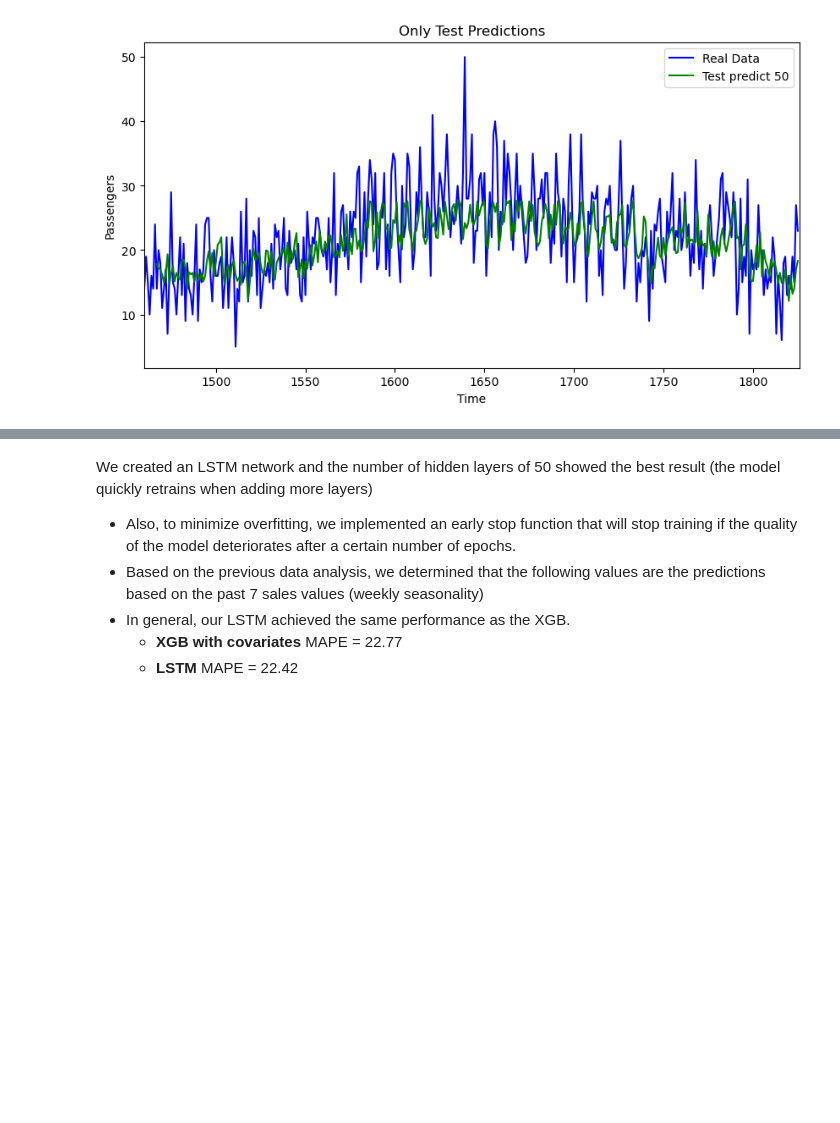
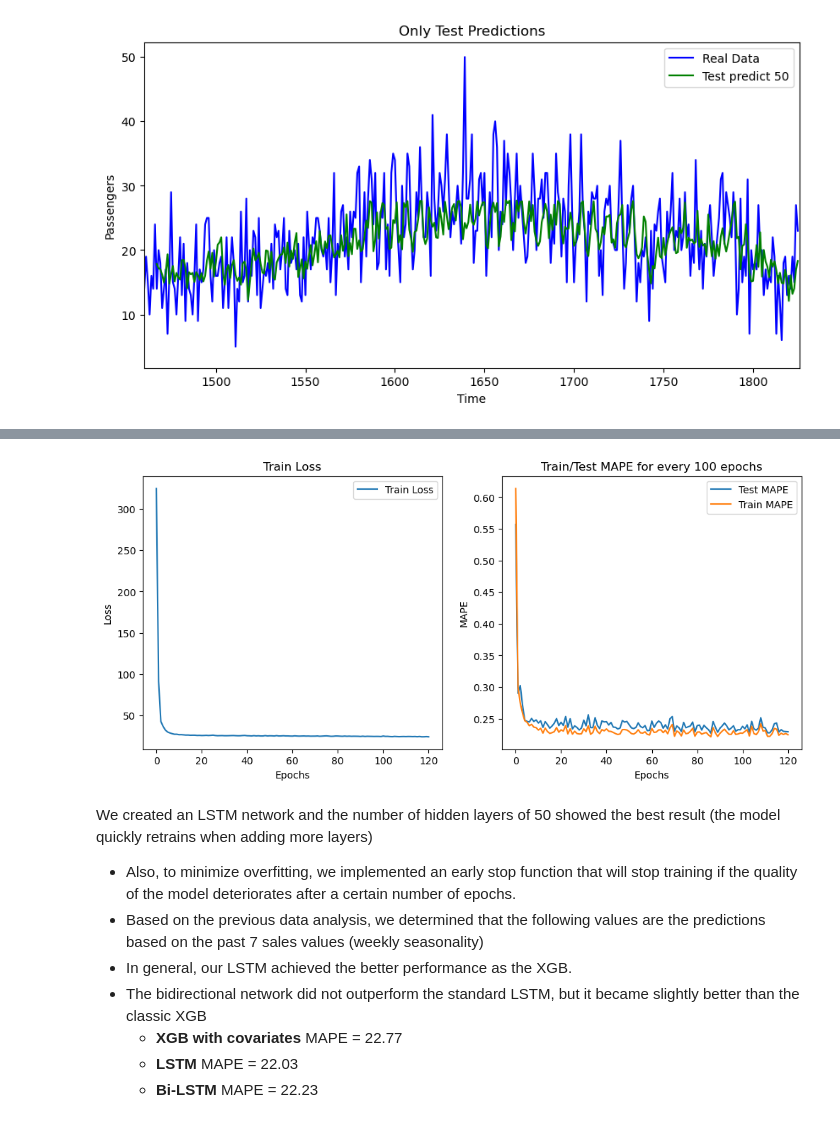
Before and after one commit to ExcellentDarkTea/Time-Series-Sale-Prediction, a Jupyter notebook: Time_Series_LSTM.ipynb, the cells around one changed output, grey strips where cells are left out. Cells and saved outputs as stored; diff of their text form; code cells hidden in the pictures; blank space fills up the shorter version.

Commit message:
lstm best + bi lstm

```diff
--- a/Time_Series_LSTM.ipynb
+++ b/Time_Series_LSTM.ipynb
@@ -130,6 +130,7 @@ def train_model(model, train_loader, test_loader, optimizer, mse, num_epochs, pa
         # Calculate average loss for the epoch
         total_train_loss.append(epoch_loss / len(train_loader))
 
+        # use evaluate mode to avoid updating the weights
         model.eval()
         with torch.no_grad():
             # Calculate MAPE for train and test sets
@@ -148,6 +149,9 @@ def train_model(model, train_loader, test_loader, optimizer, mse, num_epochs, pa
             if test_mape < best_mape:
                 best_mape = test_mape
                 patience_counter = 0
+
+                #save the best model
+                torch.save(model.state_dict(), 'best_model.pt')
             else:
                 patience_counter += 1
 
@@ -162,17 +166,21 @@ class AirModel (nn.Module):
     """
     A simple LSTM model for time series forecasting.
     """
-    def __init__ (self, hidden_size, num_layers):
+    def __init__ (self, hidden_size, num_layers, bidirectional=False):
         super(AirModel, self).__init__()
         self.hidden_size = hidden_size
         self.num_layers = num_layers
+        self.bidirectional = bidirectional
 
         self.lstm = nn.LSTM(input_size=1,
                             hidden_size = hidden_size,
                             num_layers = num_layers,
+                            bidirectional=bidirectional,
                             batch_first=True)
 
-        self.fc = nn.Linear(hidden_size, 1)
+        # Adjust the input size of the fully connected layer based on bidirectionality
+        fc_input_size = hidden_size * 2 if bidirectional else hidden_size
+        self.fc = nn.Linear(fc_input_size, 1)
 
     def forward(self, x):
         x = x.unsqueeze(-1)  # shape: [batch_size, seq_len, 1]
@@ -303,0 +314,14 @@ plt.show()
+# %%
+HIDDEN_SIZE = 50
+NUM_LAYERS = 1
+NUM_EPOCHS = 500
+
+model_bidirect = AirModel(hidden_size=HIDDEN_SIZE, num_layers=NUM_LAYERS, bidirectional=True)
+
+mse = nn.MSELoss()
+optimizer = optim.Adam(model_bidirect.parameters(), lr=0.001)
+
+print(model_bidirect)
+
+train_loss_bidirect, MAPE_train_bidirect, MAPE_test_bidirect = train_model(model_bidirect, train_loader, test_loader, optimizer, mse, num_epochs=NUM_EPOCHS, patience=5)
+# plot_loss(train_loss_bidirect, MAPE_train_bidirect, MAPE_test_bidirect)
@@ -304,7 +347,13 @@ plt.show()
+# %%
+plot_loss(train_loss_bidirect, MAPE_train_bidirect, MAPE_test_bidirect)
+# %% [output]
+[figure, added]
 # %% [markdown]
 We created an LSTM network and the number of hidden layers of 50 showed the best result (the model quickly retrains when adding more layers)
 - Also, to minimize overfitting, we implemented an early stop function that will stop training if the quality of the model deteriorates after a certain number of epochs.
 - Based on the previous data analysis, we determined that the following values are the predictions based on the past 7 sales values (weekly seasonality)
-- In general, our LSTM achieved the same performance as the XGB.
+- In general, our LSTM achieved the better performance as the XGB.
+- The bidirectional network did not outperform the standard LSTM, but it became slightly better than the classic XGB
     - **XGB with covariates** MAPE = 22.77
-    - **LSTM** MAPE  = 22.42
+    - **LSTM** MAPE  = 22.03
+    - **Bi-LSTM** MAPE = 22.23
```
Also changed, not shown: parts of 3 cells of this notebook, 1 other file.
